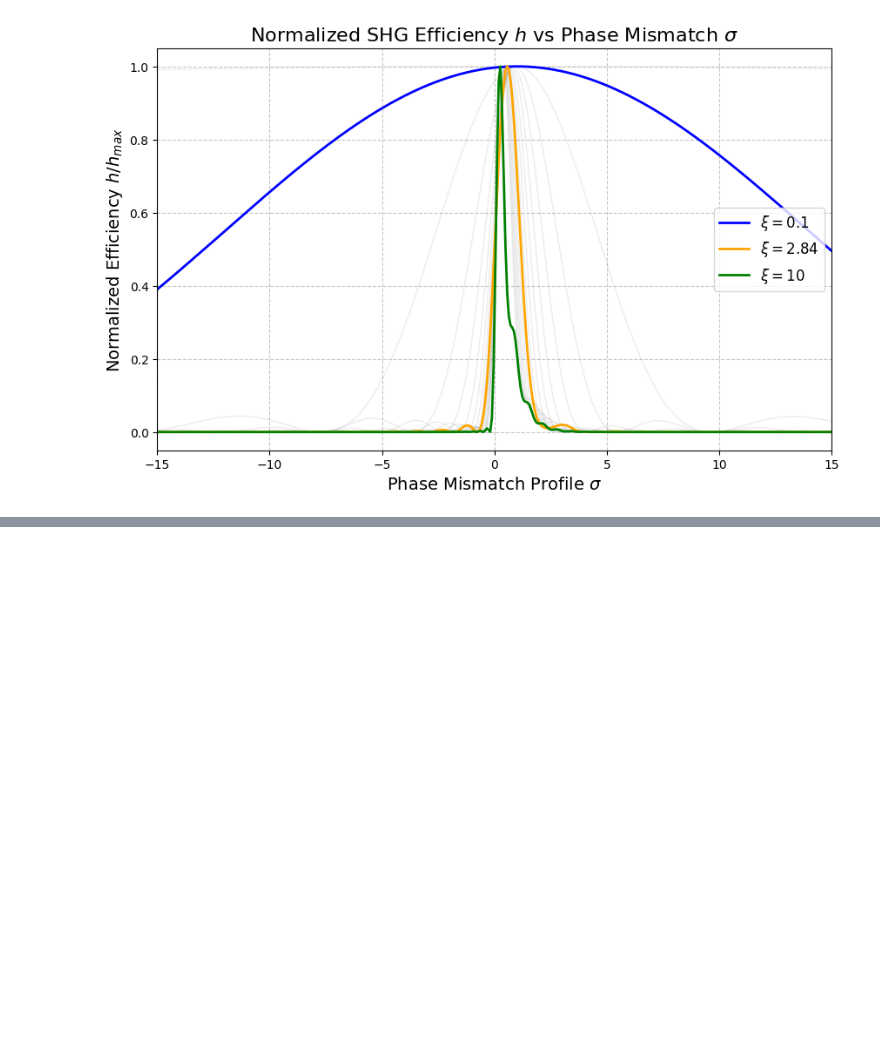
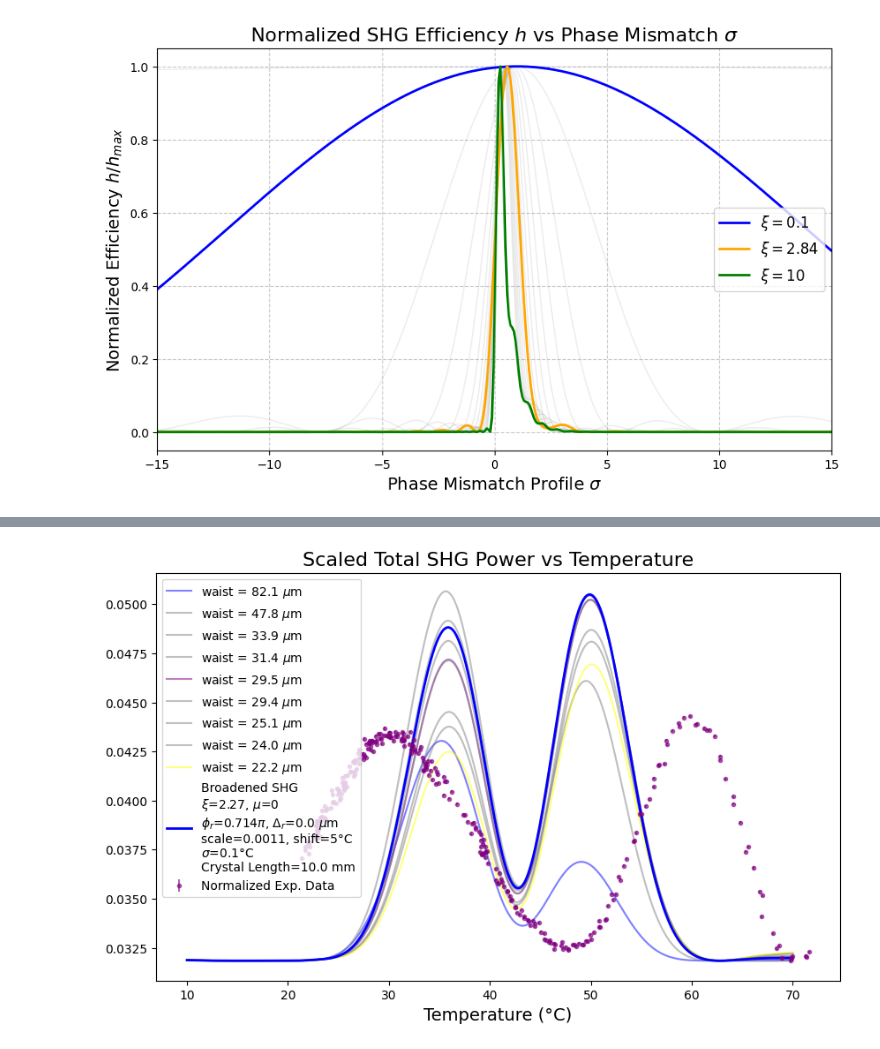
Before and after one commit to qpit/Eskild-Project-2026, a Jupyter notebook: main_document.ipynb, the cells around one changed output, grey strips where cells are left out. Cells and saved outputs as stored; diff of their text form; code cells hidden in the pictures; blank space fills up the shorter version.

Commit message:
Data analysis.

```diff
--- a/main_document.ipynb
+++ b/main_document.ipynb
@@ -822,7 +850,7 @@ def calculate_scaled_A2omega(T_array, QPM_array, L_cryst, xi_val, n_idx, d, R_mi
     A_total = A_forward + A_backward
 
     # Calculate output efficiency
-    total_efficiency = np.abs(A_total)**2
+    total_efficiency = np.abs(A_total)**2 / (L_cryst**2) #to get dimentionless efficiency
 
     #Calculate the power in microwatts
 
@@ -1045,3 +1073,83 @@ def fit_data_to_model(exp_temp, exp_data, T_array, QPM_array, L_cryst, n_idx, d,
 # ax.grid(True, linestyle='--', alpha=0.7)
 # plt.xlim(5, 100)
 # plt.show()
+# %%
+from scipy.ndimage import gaussian_filter1d
+
+def xi_from_waist(waist, wavelength):
+    z_R = np.pi * waist**2 / wavelength
+    b = 2 * z_R
+    return L / b
+
+waist = 33e-6  # 33 microns
+xi_forward = xi_from_waist(waist, lamb_omega)
+print(f"Calculated xi_forward from waist: {xi_forward:.2f}")
+d_distance = 0.0
+R_mirror = 0.01
+phi_r = 20/28*np.pi
+Delta_r = 0
+mus = 0
+P_in = 71e-3
+scale = 0.0011
+temperature_broadening_sigma = 0.1
+temperature_shift = 5  # Enter your manual temperature offset here in °C
+L_use = L
+
+T_sub, total_efficiency, A_forward, A_backward, xi_backward, P_fin = calculate_scaled_A2omega(
+    sim_temp_C, QPM, L_use, xi_forward, n_omega, d_distance, R_mirror, phi_r, Delta_r, mus=mus, n_omega=n_omega, n_2omega=n_2omega, Pin=P_in, scale_factor=scale
+)
+
+# Apply Phenomological Gaussian Broadening
+# 1. Figure out the spacing between your temperature points
+dT = T_sub[1] - T_sub[0]
+# 2. Convert standard deviation from °C to array indices (points)
+sigma_points = temperature_broadening_sigma / dT
+# 3. Apply convolution filter
+P_fin_broadened = gaussian_filter1d(P_fin, sigma=sigma_points)
+
+fig, ax = plt.subplots(figsize=(10, 6))
+
+# Plot nearby beam waists with distinct transparent colors
+import numpy as np
+
+alt_waists = np.array([
+    82.1, 47.8, 33.9,
+    31.4, 29.5, 29.4, 25.1, 24.0, 22.2
+])*1e-6
+alt_colors = np.array([
+    "blue",
+    "gray",
+    "gray",
+    "gray",
+    "purple",
+    "gray",
+    "gray",
+    "gray",
+    "yellow"
+])
+
+for i, w in enumerate(alt_waists):
+    xi_alt = xi_from_waist(w, lamb_omega)
+    _, _, _, _, _, P_fin_alt = calculate_scaled_A2omega(
+        sim_temp_C, QPM, L_use, xi_alt, n_omega, d_distance, R_mirror, phi_r, Delta_r, mus=mus, n_omega=n_omega, n_2omega=n_2omega, Pin=P_in, scale_factor=scale
+    )
+    P_fin_broadened_alt = gaussian_filter1d(P_fin_alt, sigma=sigma_points)
+    ax.plot(T_sub + temperature_shift, P_fin_broadened_alt * 1e6 + power_uW.min(), color=alt_colors[i], alpha=0.5, lw=1.5, label=f'waist = {w*1e6:.1f} $\\mu$m')
+
+param_label = (
+    f'Broadened SHG\n'
+    f'$\\xi$={xi_forward:.2f}, $\\mu$={mus}\n'
+    f'$\\phi_r$={(phi_r/np.pi):.3f}$\\pi$, $\\Delta_r$={Delta_r*1e6:.1f} $\\mu$m\n'
+    f'scale={scale}, shift={temperature_shift}°C\n'
+    f'$\\sigma$={temperature_broadening_sigma}°C\n'
+    f'Crystal Length={L_use*1e3:.1f} mm'
+)
+
+# Plot the main broadened signal
+ax.plot(T_sub + temperature_shift, P_fin_broadened * 1e6 + power_uW.min(), label=param_label, color='blue', lw=2)
+
+ax.set_title('Scaled Total SHG Power vs Temperature', fontsize=16)
+ax.errorbar(temperature, power_uW, yerr=SEM_power_uW, fmt='o', markersize=3, label='Normalized Exp. Data', color='purple', alpha=0.6)
+ax.set_xlabel('Temperature (°C)', fontsize=14)
+ax.legend()
+# %% [output]
@@ -1048 +1158,2 @@ def fit_data_to_model(exp_temp, exp_data, T_array, QPM_array, L_cryst, n_idx, d,
+[figure, added]
 # %%
```
Also changed, not shown: parts of 5 cells of this notebook, 1 other file.
